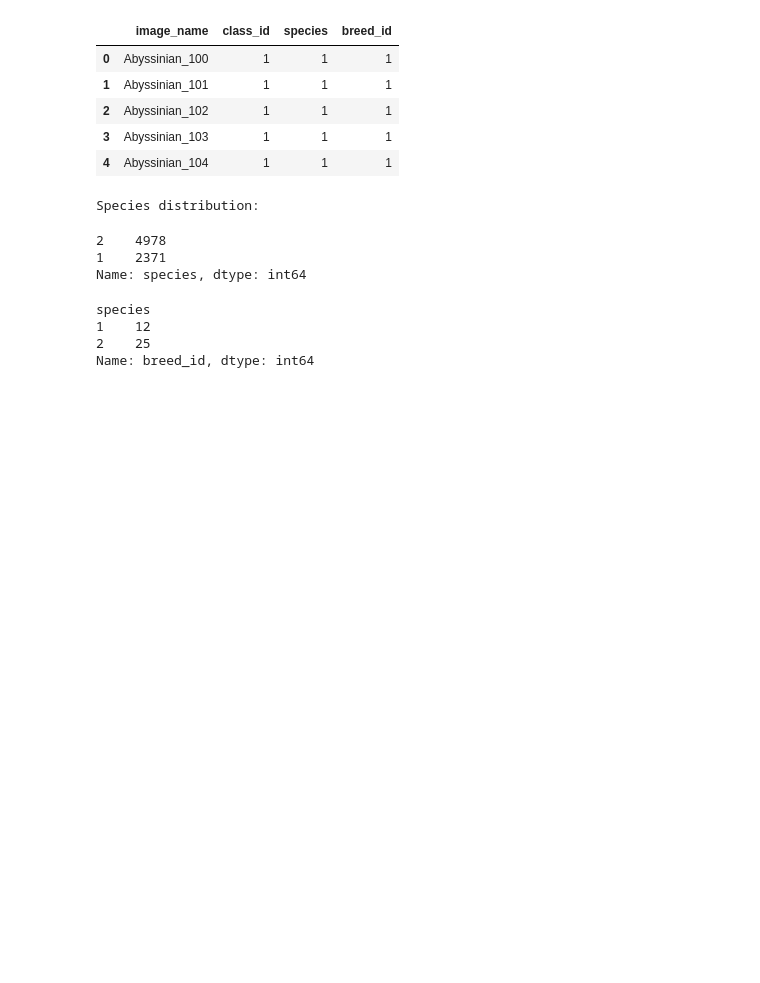
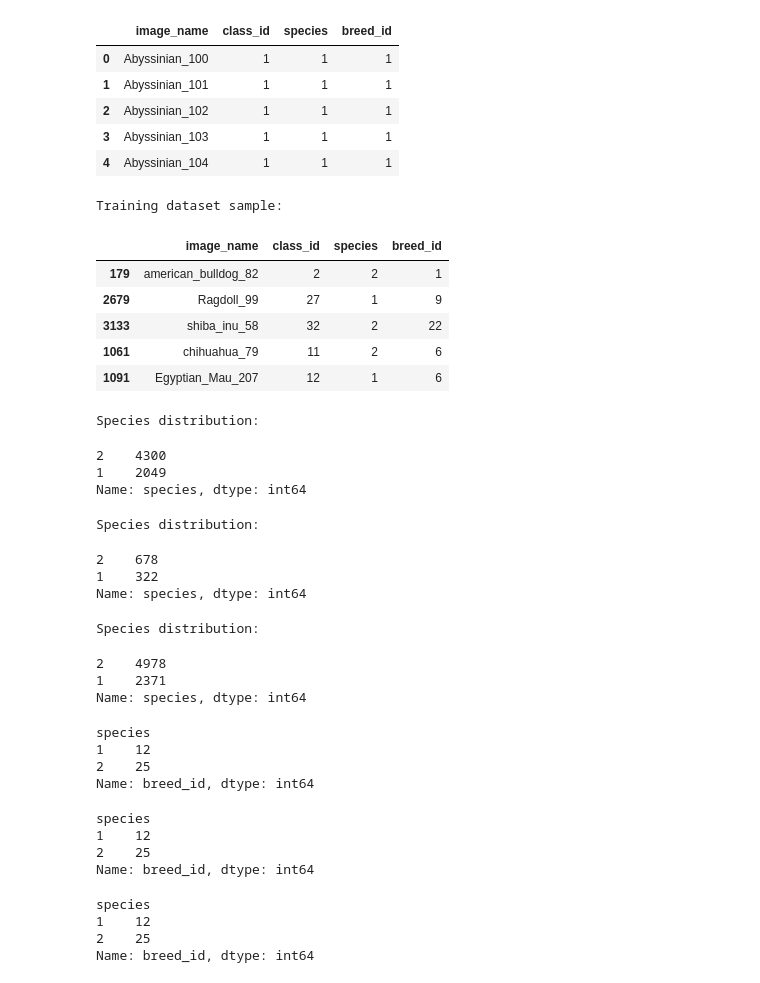
Before and after one commit to OmarAhmedAbdelAziz/Multiclass-Classification-Semantic-Segmentation-of-Pet-Breeds, a Jupyter notebook: notebooks/Step by Step Notebook.ipynb, the cells around one changed output. Drawn from its saved outputs; the diff is of its cells as text; code cells hidden in the pictures; blank space fills up the shorter version.

```diff
--- a/notebooks/Step by Step Notebook.ipynb
+++ b/notebooks/Step by Step Notebook.ipynb
@@ -102,4 +135,36 @@ Training dataset sample:
 | 2 | Abyssinian_102 | 1 | 1 | 1 |
 | 3 | Abyssinian_103 | 1 | 1 | 1 |
 | 4 | Abyssinian_104 | 1 | 1 | 1 |
+# %%
+# Showing the testing dataset overview
+print("Training dataset sample:")
+test_df.head()
+# %% [output]
+Training dataset sample:
+|  | image_name | class_id | species | breed_id |
+| 179 | american_bulldog_82 | 2 | 2 | 1 |
+| 2679 | Ragdoll_99 | 27 | 1 | 9 |
+| 3133 | shiba_inu_58 | 32 | 2 | 22 |
+| 1061 | chihuahua_79 | 11 | 2 | 6 |
+| 1091 | Egyptian_Mau_207 | 12 | 1 | 6 |
+# %%
+# Showing the species distribution in training data
+print("Species distribution:")
+trainval_df['species'].value_counts()
+# 1 for cats 2 for dogs
+# %% [output]
+Species distribution:
+2    4300
+1    2049
+Name: species, dtype: int64
+# %%
+# Showing the species distribution in testing data
+print("Species distribution:")
+test_df['species'].value_counts()
+# 1 for cats 2 for dogs
+# %% [output]
+Species distribution:
+2    678
+1    322
+Name: species, dtype: int64
 # %%
@@ -112,4 +177,22 @@ Species distribution:
 2    4978
 1    2371
 Name: species, dtype: int64
+# %%
+# Showing the number of breeds for eachg specie in training data to make sure of balancing
+unique_breeds_per_specie = trainval_df.groupby("species")["breed_id"].nunique()
+unique_breeds_per_specie
+# %% [output]
+species
+1    12
+2    25
+Name: breed_id, dtype: int64
+# %%
+# Showing the number of breeds for eachg specie in testing data to make sure of balancing
+unique_breeds_per_specie = test_df.groupby("species")["breed_id"].nunique()
+unique_breeds_per_specie
+# %% [output]
+species
+1    12
+2    25
+Name: breed_id, dtype: int64
 # %%
```
Also changed, not shown: parts of 20 cells of this notebook.
